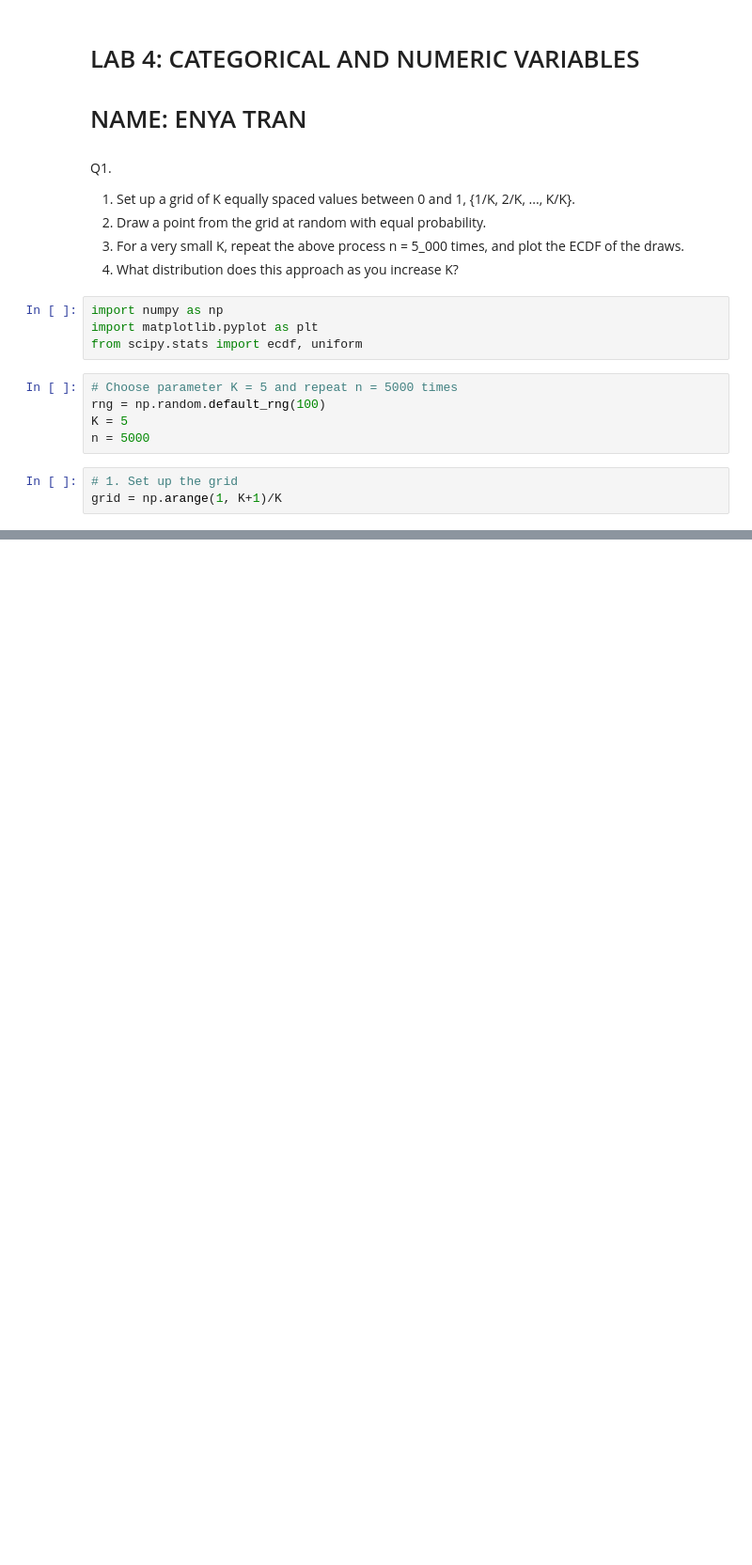
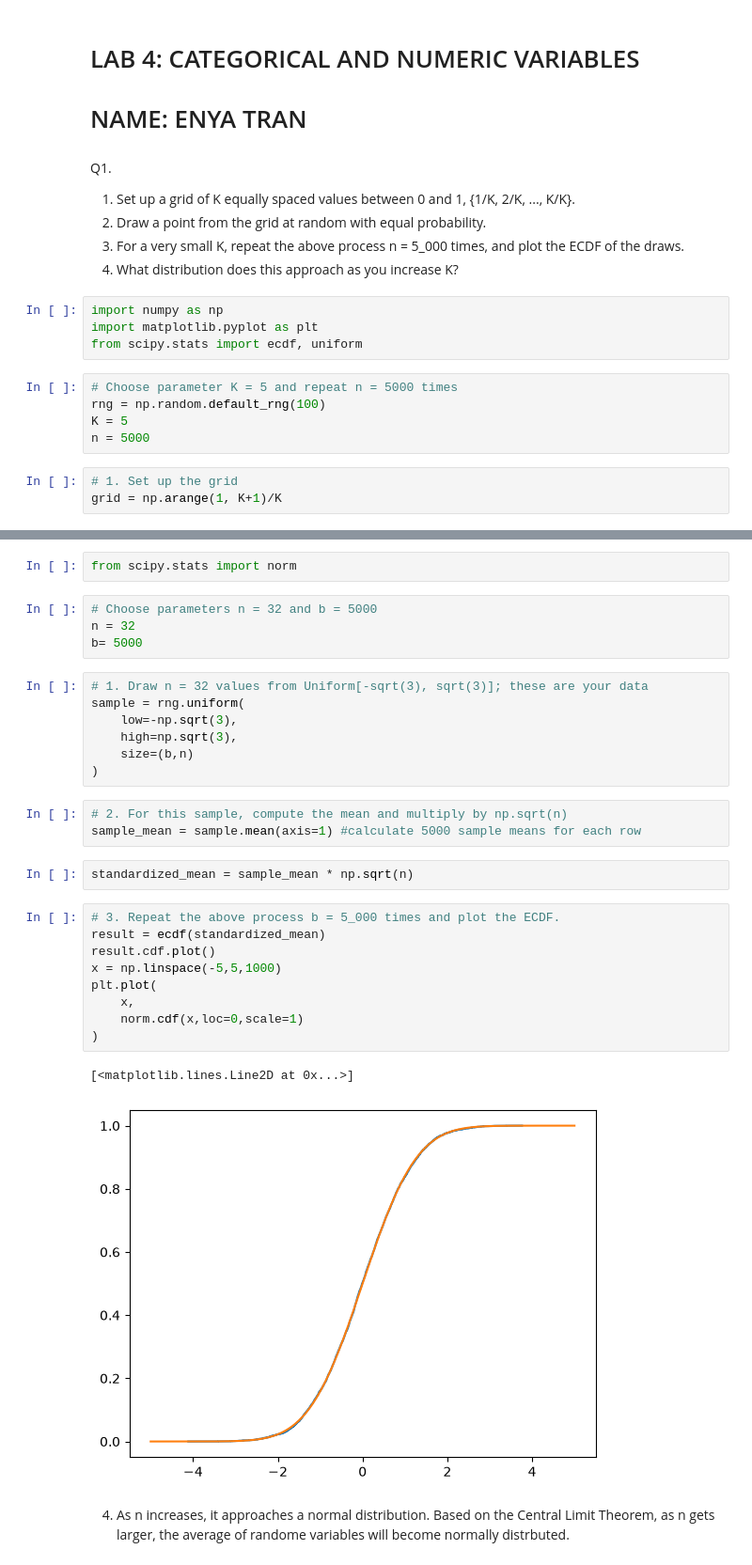
Before and after one commit to enyatran2111/uu_categorical_and_numeric, a Jupyter notebook: thursday_lab/Enya Tran_lab4.ipynb, the cells around one changed output, grey strips where cells are left out. Shown at 94% size. Cells and saved outputs as stored; diff of their text form; blank space fills up the shorter version.

```diff
--- a/thursday_lab/Enya Tran_lab4.ipynb
+++ b/thursday_lab/Enya Tran_lab4.ipynb
@@ -28,0 +44,32 @@ result.cdf.plot()
+# %%
+from scipy.stats import norm
+# %%
+# Choose parameters n = 32 and b = 5000
+n = 32
+b= 5000
+# %%
+# 1. Draw n = 32 values from Uniform[-sqrt(3), sqrt(3)]; these are your data
+sample = rng.uniform(
+    low=-np.sqrt(3),
+    high=np.sqrt(3),
+    size=(b,n)
+)
+# %%
+# 2. For this sample, compute the mean and multiply by np.sqrt(n)
+sample_mean = sample.mean(axis=1) #calculate 5000 sample means for each row
+# %%
+standardized_mean = sample_mean * np.sqrt(n)
+# %%
+# 3. Repeat the above process b = 5_000 times and plot the ECDF.
+result = ecdf(standardized_mean)
+result.cdf.plot()
+x = np.linspace(-5,5,1000)
+plt.plot(
+    x,
+    norm.cdf(x,loc=0,scale=1)
+)
+# %% [output]
+[<matplotlib.lines.Line2D at 0x...>]
+[figure, added]
+# %% [markdown]
+4. As n increases, it approaches a normal distribution. Based on the Central Limit Theorem, as n gets larger, the average of randome variables will become normally distrbuted.
```
Also changed, not shown: parts of 17 cells of this notebook.
